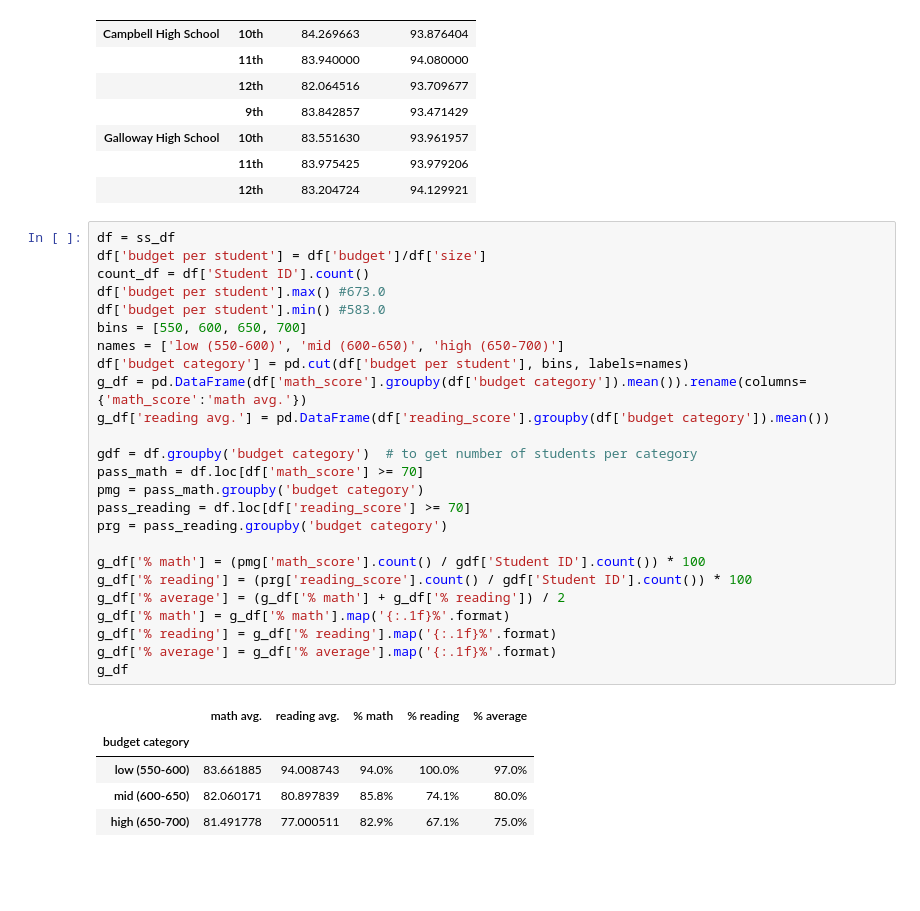
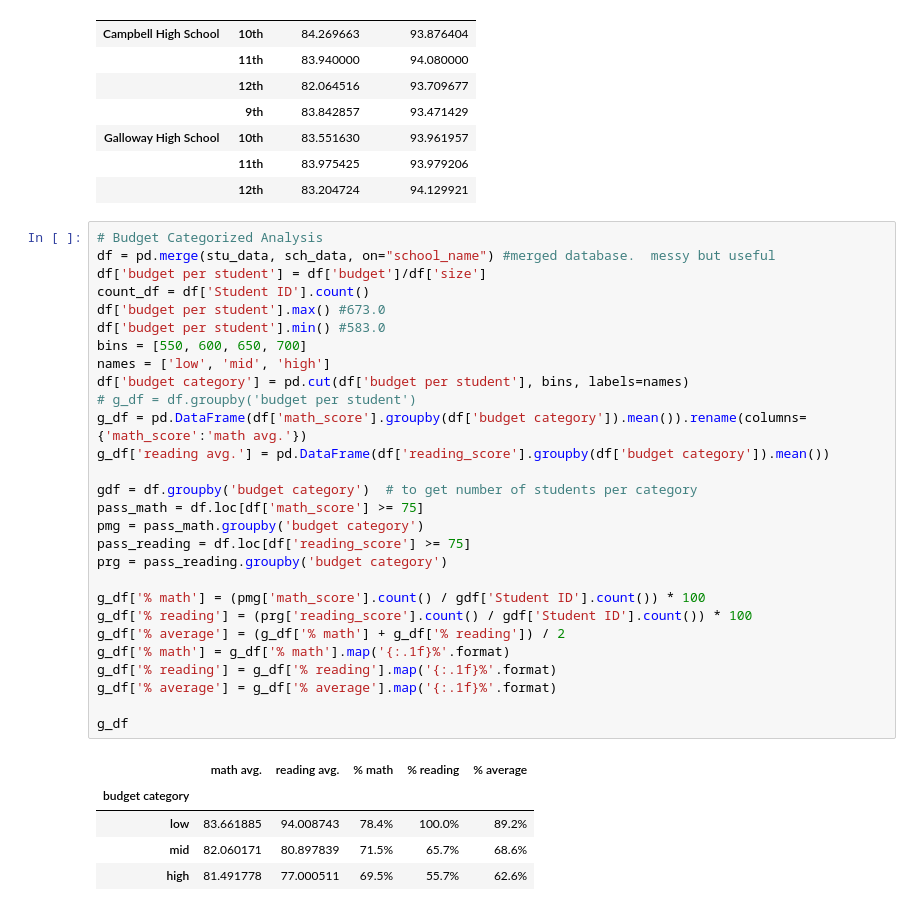
Before and after one commit to jjahn0/panda_challenges, a Jupyter notebook: PyCitySchools/PySchool.ipynb, the cells around one changed output. Cells and saved outputs as stored; diff of their text form; blank space fills up the shorter version.

```diff
--- a/PyCitySchools/PySchool.ipynb
+++ b/PyCitySchools/PySchool.ipynb
@@ -148,33 +148,36 @@ grade_df.head(7)
 |  | 11th | 83.975425 | 93.979206 |
 |  | 12th | 83.204724 | 94.129921 |
 # %%
-df = ss_df
+# Budget Categorized Analysis
+df = pd.merge(stu_data, sch_data, on="school_name") #merged database.  messy but useful
 df['budget per student'] = df['budget']/df['size']
 count_df = df['Student ID'].count()
 df['budget per student'].max() #673.0
 df['budget per student'].min() #583.0
 bins = [550, 600, 650, 700]
-names = ['low (550-600)', 'mid (600-650)', 'high (650-700)']
+names = ['low', 'mid', 'high']
 df['budget category'] = pd.cut(df['budget per student'], bins, labels=names)
+# g_df = df.groupby('budget per student')
 g_df = pd.DataFrame(df['math_score'].groupby(df['budget category']).mean()).rename(columns={'math_score':'math avg.'})
 g_df['reading avg.'] = pd.DataFrame(df['reading_score'].groupby(df['budget category']).mean())
 
 gdf = df.groupby('budget category')  # to get number of students per category
-pass_math = df.loc[df['math_score'] >= 70]
+pass_math = df.loc[df['math_score'] >= 75]
 pmg = pass_math.groupby('budget category')
-pass_reading = df.loc[df['reading_score'] >= 70]
+pass_reading = df.loc[df['reading_score'] >= 75]
 prg = pass_reading.groupby('budget category')
 
 g_df['% math'] = (pmg['math_score'].count() / gdf['Student ID'].count()) * 100
 g_df['% reading'] = (prg['reading_score'].count() / gdf['Student ID'].count()) * 100
 g_df['% average'] = (g_df['% math'] + g_df['% reading']) / 2
 g_df['% math'] = g_df['% math'].map('{:.1f}%'.format)
 g_df['% reading'] = g_df['% reading'].map('{:.1f}%'.format)
 g_df['% average'] = g_df['% average'].map('{:.1f}%'.format)
+
 g_df
 # %% [output]
 |  | math avg. | reading avg. | % math | % reading | % average |
 | budget category |  |  |  |  |  |
-| low (550-600) | 83.661885 | 94.008743 | 94.0% | 100.0% | 97.0% |
-| mid (600-650) | 82.060171 | 80.897839 | 85.8% | 74.1% | 80.0% |
-| high (650-700) | 81.491778 | 77.000511 | 82.9% | 67.1% | 75.0% |
+| low | 83.661885 | 94.008743 | 78.4% | 100.0% | 89.2% |
+| mid | 82.060171 | 80.897839 | 71.5% | 65.7% | 68.6% |
+| high | 81.491778 | 77.000511 | 69.5% | 55.7% | 62.6% |
```
Also changed, not shown: parts of 6 cells of this notebook.
